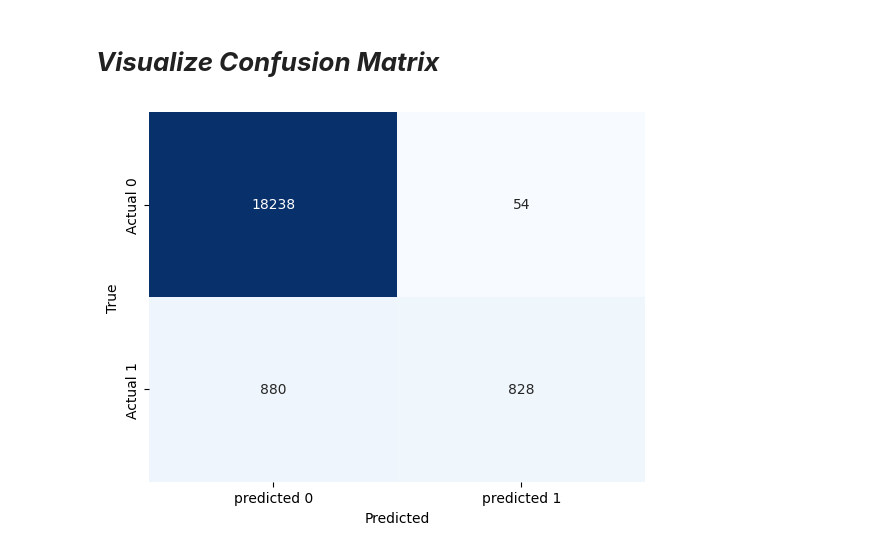
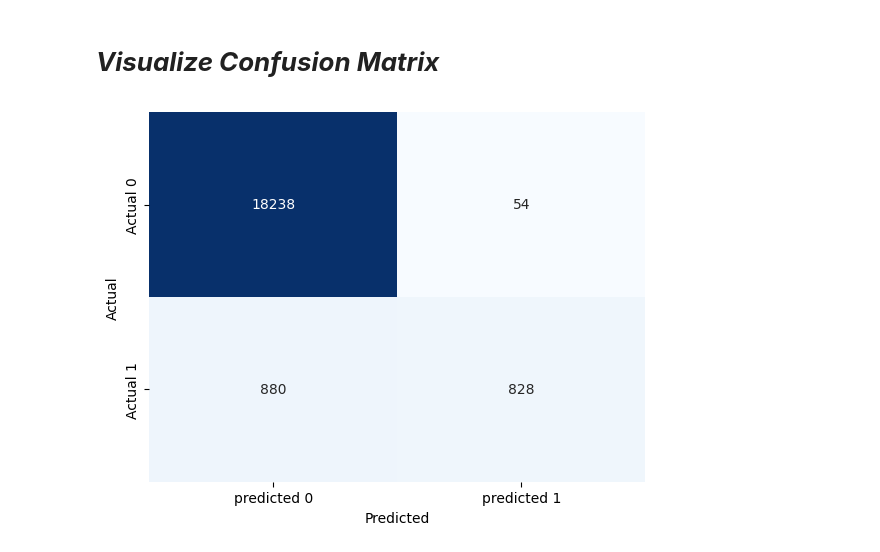
Before and after one commit to Deepeck05/Machine_Learning_Project, a Jupyter notebook: KNN_prediction_diabeties.ipynb, the cells around one changed output. Cells and saved outputs as stored; diff of their text form; code cells hidden in the pictures.

```diff
--- a/KNN_prediction_diabeties.ipynb
+++ b/KNN_prediction_diabeties.ipynb
@@ -124,6 +125,6 @@ x_train,x_test,y_train,y_test=train_test_split(x,y,test_size=0.2,random_state=42
 # %%
-model=KNeighborsClassifier(n_neighbors=4)
-model.fit(x_train,y_train)
+predict_diabeties=KNeighborsClassifier(n_neighbors=4)
+predict_diabeties.fit(x_train,y_train)
 # %% [output]
 KNeighborsClassifier(n_neighbors=4)
 # %% [markdown]
@@ -131,5 +132,5 @@ KNeighborsClassifier(n_neighbors=4)
 # %%
-y_pred=model.predict(x_test)
+y_pred=predict_diabeties.predict(x_test)
 print(y_pred)
 # %% [output]
 [0 0 0 ... 0 0 0]
@@ -187,9 +185,9 @@ plt.show()
 # %%
 sns.heatmap(cnfusn_mtrx, annot=True, fmt='d', cmap='Blues', cbar=False,
               xticklabels=['predicted 0','predicted 1'],
               yticklabels=['Actual 0','Actual 1'])
 plt.xlabel('Predicted')
-plt.ylabel('True')
+plt.ylabel('Actual')
 plt.show()
 # %% [output]
-[figure, old version]
+[figure, new version]
```
Also changed, not shown: parts of 11 cells of this notebook.
